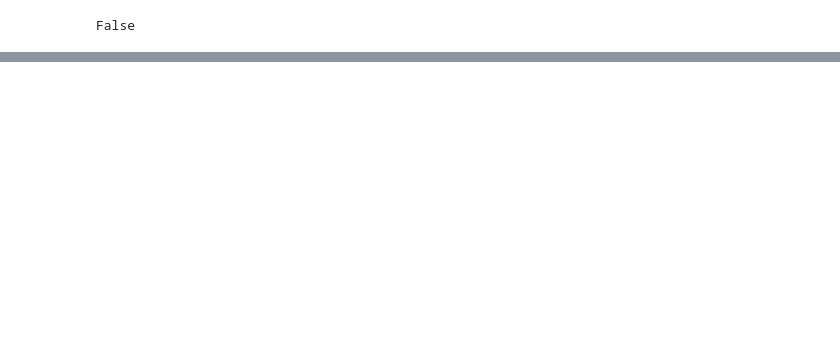
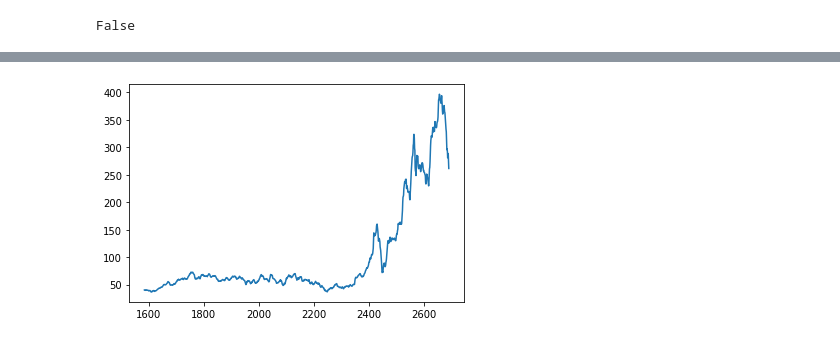
Before and after one commit to arkaprava-arcdiff/ml-sagemaker, a Jupyter notebook: lstm_tutorial_3.ipynb, the cells around one changed output, grey strips where cells are left out. Saved outputs shown, nothing was run; the diff lists cells and outputs as text; code cells hidden in the pictures; blank space fills up the shorter version.

```diff
--- a/lstm_tutorial_3.ipynb
+++ b/lstm_tutorial_3.ipynb
@@ -150,11 +204,13 @@ print(len(testPrices))
 # %%
 # export prediction and actual prices
 df = pd.DataFrame(data={"prediction": np.around(list(testPredict.reshape(-1)), decimals=2), "test_price": np.around(list(testPrices.reshape(-1)), decimals=2)})
-df.to_csv("lstm_result1.csv", sep=',', index=None)
+df.to_csv("lstm_result.csv",mode='w+' , sep=',', index=None)
 
 # plot the actual price, prediction in test data=red line, actual price=blue line
 plt.plot(testPredictPlot)
 plt.show()
+# %% [output]
+[figure, added]
 # %%
 plt.figure(figsize = (50,9));
 plt.subplot(1,2,1);
```
Also changed, not shown: parts of 9 cells of this notebook, 4 other files.
